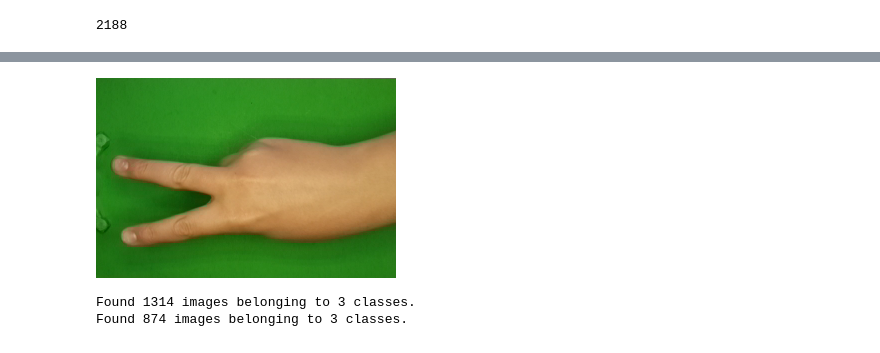
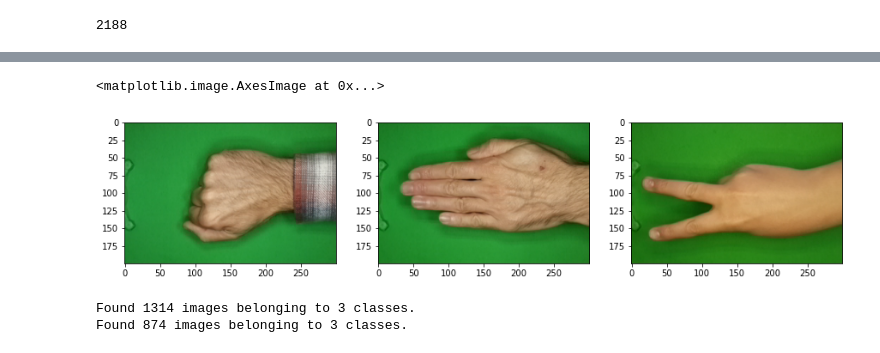
Before and after one commit to adhyttungga/rockpaperscissors-Classification, a Jupyter notebook: rpsClassification.ipynb, the cells around one changed output, grey strips where cells are left out. Drawn from its saved outputs; the diff is of its cells as text; code cells hidden in the pictures.

```diff
--- a/rpsClassification.ipynb
+++ b/rpsClassification.ipynb
@@ -33,8 +21,22 @@ Image.open(str(paper[1]))
-# %%
-scissors = list(pathlib.Path(dataDir).glob("scissors/*"))
-Image.open(str(scissors[1]))
-# %% [output]
-[figure, removed]
+# %%
+import matplotlib.image as mpimg
+import matplotlib.pyplot as plt
+%matplotlib inline
+
+rock = list(pathlib.Path(dataDir).glob("rock/*"))
+paper = list(pathlib.Path(dataDir).glob("paper/*"))
+scissors = list(pathlib.Path(dataDir).glob("scissors/*"))
+
+plt.figure(1, figsize=(15, 4))
+plt.subplot(131)
+plt.imshow(mpimg.imread(str(rock[1])))
+plt.subplot(132)
+plt.imshow(mpimg.imread(str(paper[1])))
+plt.subplot(133)
+plt.imshow(mpimg.imread(str(scissors[1])))
+# %% [output]
+<matplotlib.image.AxesImage at 0x...>
+[figure, added]
 # %%
 from tensorflow.keras.preprocessing.image import ImageDataGenerator
 
```
Also changed, not shown: parts of 11 cells of this notebook, 1 other file.
